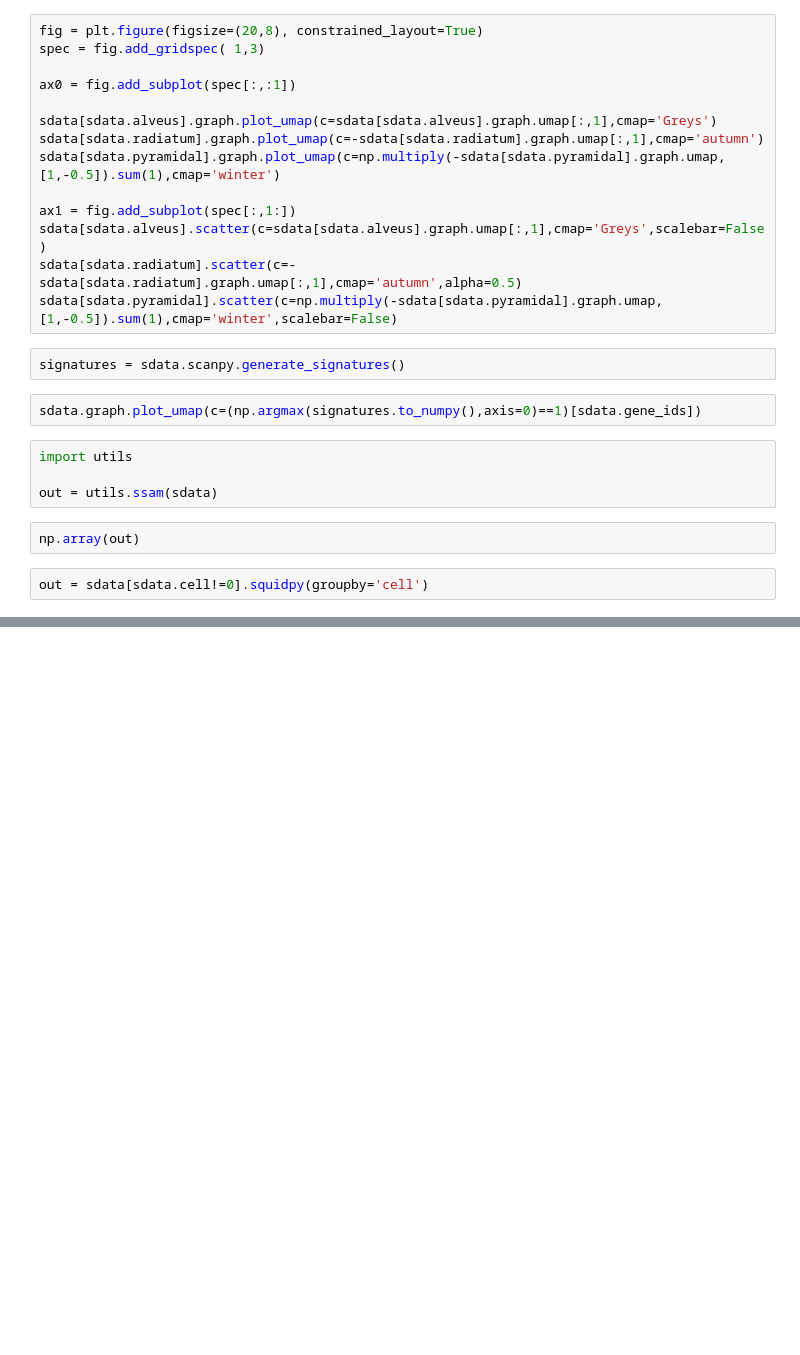
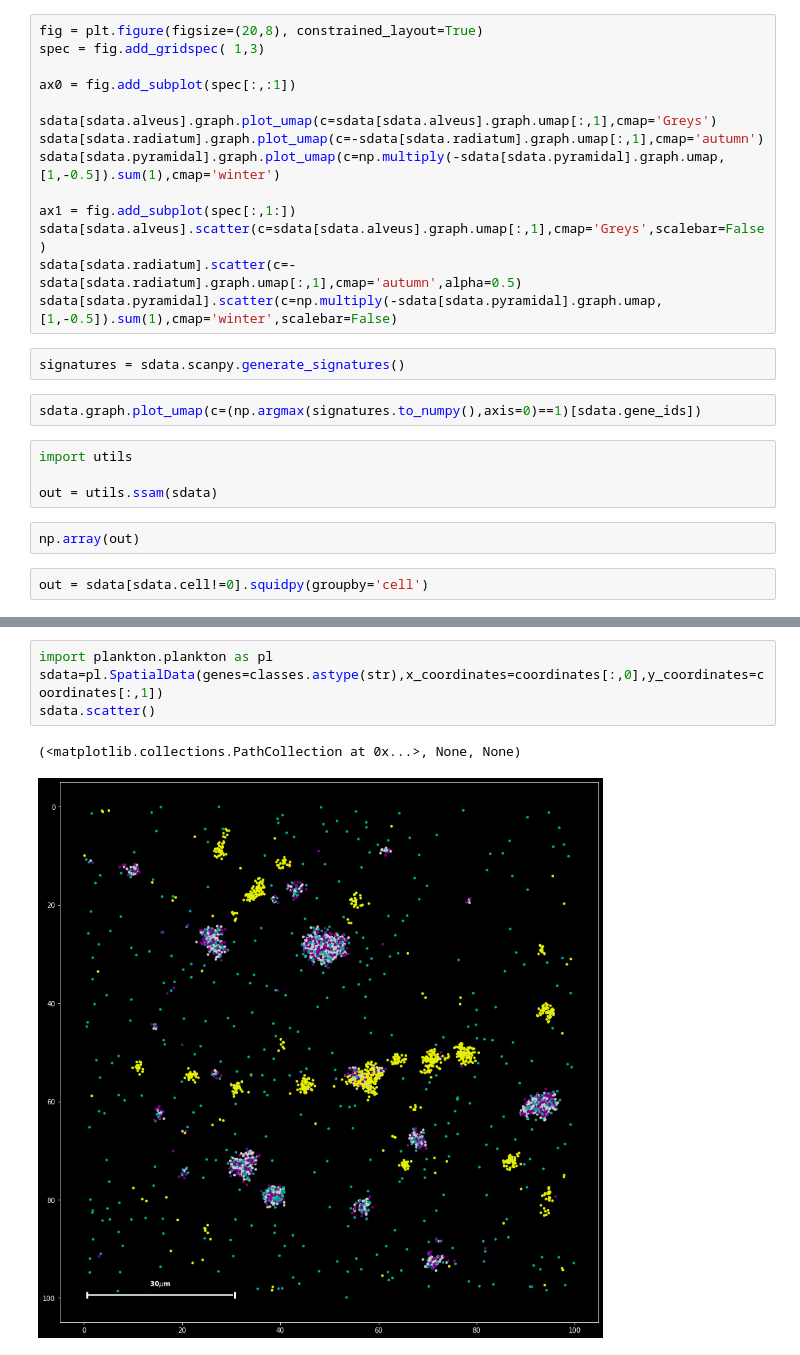
Before and after one commit to HiDiHlabs/planktonpy, a Jupyter notebook: tutorials/exploration.ipynb, the cells around one changed output, grey strips where cells are left out. Drawn from its saved outputs; the diff is of its cells as text; blank space fills up the shorter version.

```diff
--- a/tutorials/exploration.ipynb
+++ b/tutorials/exploration.ipynb
@@ -270,0 +308,7 @@ array([4340,  943,  235, 2024,  975,  338,  799,   79,   68, 1589,  141,
+# %%
+import plankton.plankton as pl
+sdata=pl.SpatialData(genes=classes.astype(str),x_coordinates=coordinates[:,0],y_coordinates=coordinates[:,1])
+sdata.scatter()
+# %% [output]
+(<matplotlib.collections.PathCollection at 0x...>, None, None)
+[figure, added]
```
Also changed, not shown: parts of 9 cells of this notebook, 5 other files.
